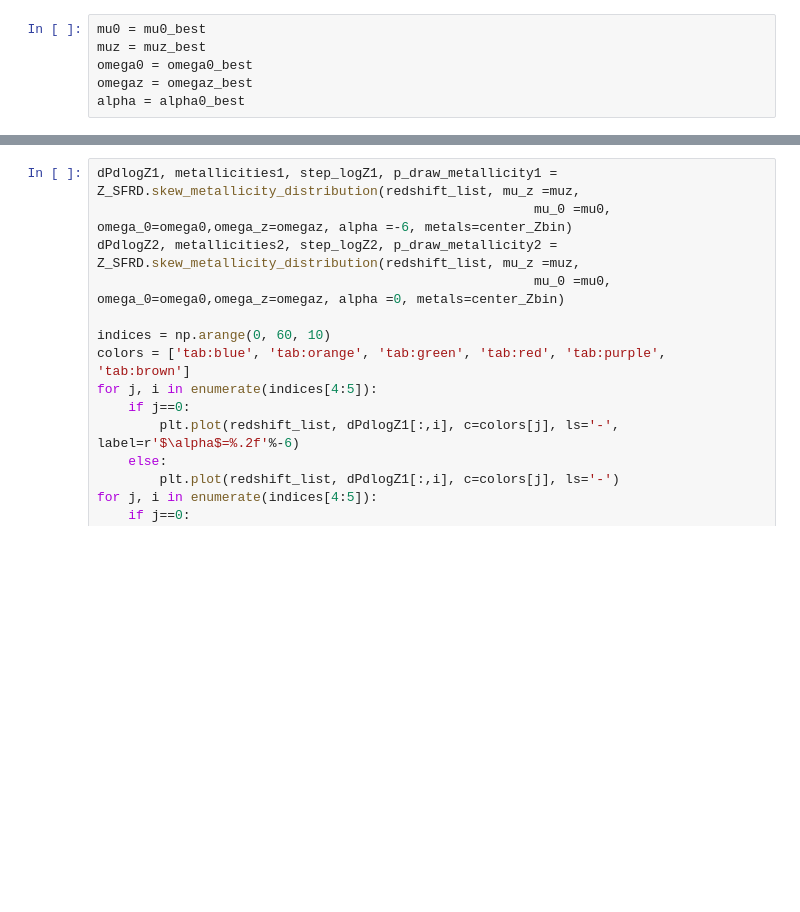
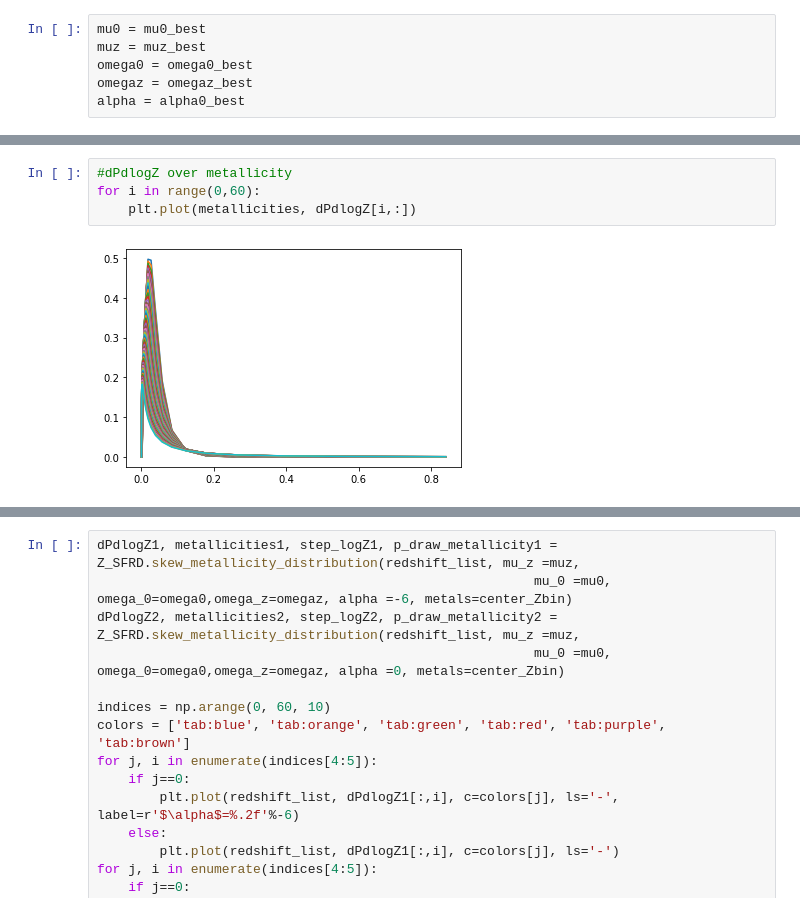
Before and after one commit to sashalvna/Fit_SFRD_TNG, a Jupyter notebook: testing_SFRD_parameters.ipynb, the cells around one changed output, grey strips where cells are left out. Cells and saved outputs as stored; diff of their text form; blank space fills up the shorter version.

```diff
--- a/testing_SFRD_parameters.ipynb
+++ b/testing_SFRD_parameters.ipynb
@@ -50,0 +89,6 @@ plt.legend();
+# %%
+#dPdlogZ over metallicity
+for i in range(0,60):
+    plt.plot(metallicities, dPdlogZ[i,:])
+# %% [output]
+[figure, added]
```
Also changed, not shown: parts of 10 cells of this notebook, 5 other files.
